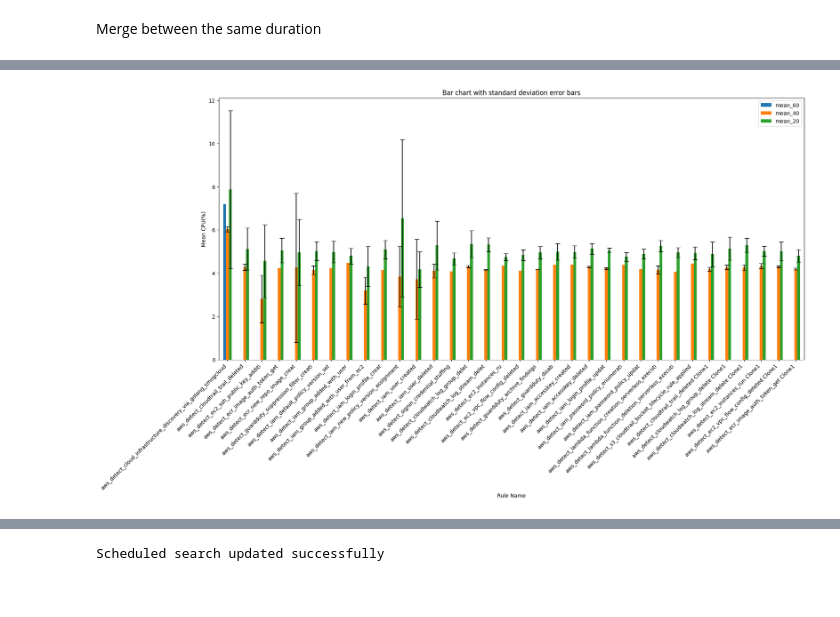
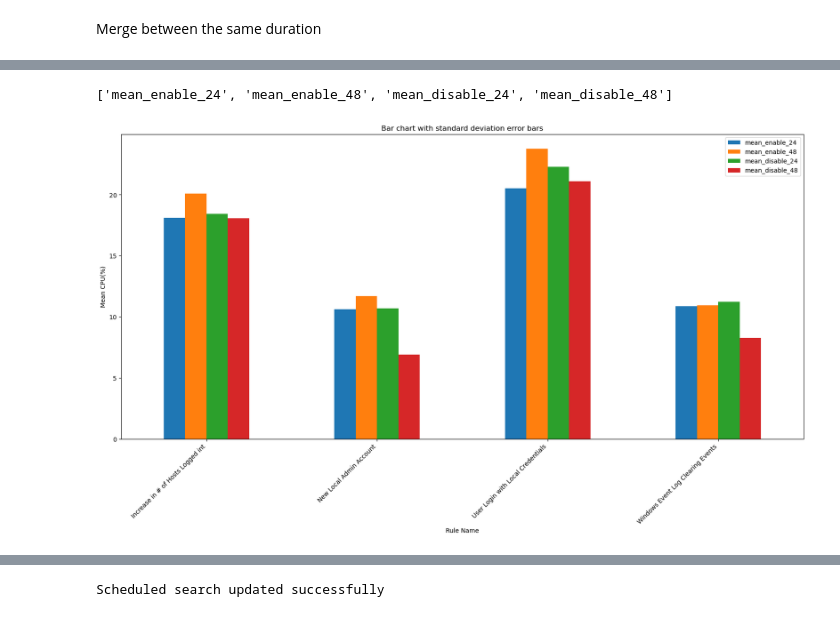
Before and after one commit to sapirani/GreenSecurityMeasurementAndOptimizationFramework, a Jupyter notebook: splunk_analysis.ipynb, the cells around one changed output, grey strips where cells are left out. Saved outputs shown, nothing was run; the diff lists cells and outputs as text; code cells hidden in the pictures.

Commit message:
splunk analysis, splunk tools, bash script

```diff
--- a/splunk_analysis.ipynb
+++ b/splunk_analysis.ipynb
@@ -253,7 +256,7 @@ relevant_processes_pid_names_grouped_dict = {}
 relevant_processes_pid_names_mean_windows_dict = {}
 relevant_names_inegral_dict = {}
 
-path = fr"../../Repositories/GreenSecurity-FirstExperiment/Dell Inc. Linux 5.15.0-70-generic/Splunk Enterprise SIEM/Power Saver Plan/One Scan/"
+# path = fr"../../Repositories/GreenSecurity-FirstExperiment/Dell Inc. Linux 5.15.0-70-generic/Splunk Enterprise SIEM/Power Saver Plan/One Scan/"
 for measurment_name in measurement_dirs:
     pid_1_times = set(exp_dfs[measurment_name].groupby('pid').count().where(lambda x: x==1).dropna().index)
     name_1_times = exp_dfs[measurment_name].where(lambda x: x.pid.isin(pid_1_times))[['name','pid']]
@@ -284,7 +287,7 @@ for measurment_name in measurement_dirs:
             labelFontSize=15
         )
     with alt.data_transformers.enable('default'):
-        chart.save(f"{path}{measurment_name}/graphs/interactive_line.html")
+        chart.save(f"{path}/{measurment_name}/graphs/interactive_line.html")
     ##########################
 
     #####Create a chart########
@@ -308,7 +311,7 @@ for measurment_name in measurement_dirs:
                 labelFontSize=15
             )
     with alt.data_transformers.enable('default'):
-        chart2.save(f"{path}{measurment_name}/graphs/total_cpu.html")
+        chart2.save(f"{path}/{measurment_name}/graphs/total_cpu.html")
     ##########################
 
     relevant_processes_pid_names_grouped = relevant_processes_pid_names.groupby('name').mean()
@@ -356,0 +346,3 @@ durations
+# %%
+durations = ["enable_24","enable_48","disable_24","disable_48"]
+durations
@@ -358,9 +381,10 @@ durations
 dirs = {f'Measurement {i}'for i in rng}
 logs_len_list = []
 for j,i in enumerate(rng):
-    print(j)
+    # print(j)
+    path = fr"./VMware, Inc. Linux 3.10.0-1160.88.1.el7.x86_64/Splunk Enterprise SIEM/Power Saver Plan/One Scan/Measurement {i}"
     curr_duration = durations[j%len(durations)]
-    logs = pd.read_csv(fr"{path}/{f'Measurement {i}'}/logs_output.csv")
+    logs = pd.read_csv(fr"{path}/logs.csv")
     logs._time = pd.to_datetime(logs._time)
     logs = logs.where(lambda x: x._time.dt.hour == logs._time.dt.hour.unique().min())
     logs_len_list.append(len(logs.dropna()))
@@ -549,12 +512,12 @@ relevant_processes_pid_names.apply(lambda g: integrate.trapz(g['CPU(%)'], x=g['d
 # %%
-# concatenate the three data frames along the columns axis
-merged_df_line = pd.concat([x.groupby(['name','time_window'])[['mean_col']].mean() for x in relevant_processes_pid_names_mean_windows_dict.values()], axis=1)
-durations = range(60, 0, -15)
-num_of_different_durations = len([x for x in durations])
-# select even and odd columns from the 'CPU(%)' columns
-mean_std_df_line = pd.concat([merged_df_line.iloc[:, i::num_of_different_durations].agg(['mean', 'std'], axis=1).add_suffix('_'+str(durations[i])) for i in range(num_of_different_durations)], axis=1)
-# mean_std_df.iloc[:, 0:2].columns = mean_std_df.iloc[:, 0:2].add_suffix('_odd').columns
-# mean_std_df.iloc[:, 2:4].columns = mean_std_df.iloc[:, 2:4].add_suffix('_even').columns
-# print the final dataframe
-# mean_std_df_line.fillna(0, inplace=True)
-mean_std_df_line
+# # concatenate the three data frames along the columns axis
+# merged_df_line = pd.concat([x.groupby(['name','time_window'])[['mean_col']].mean() for x in relevant_processes_pid_names_mean_windows_dict.values()], axis=1)
+# durations = [1,2,3,4]
+# num_of_different_durations = len([x for x in durations])
+# # select even and odd columns from the 'CPU(%)' columns
+# mean_std_df_line = pd.concat([merged_df_line.iloc[:, i::num_of_different_durations].agg(['mean', 'std'], axis=1).add_suffix('_'+str(durations[i])) for i in range(num_of_different_durations)], axis=1)
+# # mean_std_df.iloc[:, 0:2].columns = mean_std_df.iloc[:, 0:2].add_suffix('_odd').columns
+# # mean_std_df.iloc[:, 2:4].columns = mean_std_df.iloc[:, 2:4].add_suffix('_even').columns
+# # print the final dataframe
+# # mean_std_df_line.fillna(0, inplace=True)
+# mean_std_df_line
@@ -733,26 +612,31 @@ mean_std_df
+# %%
+mean_cols
+# %% [output]
+['mean_enable_24', 'mean_enable_48', 'mean_disable_24', 'mean_disable_48']
 # %%
 # Set up the figure
 # fig, ax = plt.subplots()
 # df_to_plot = mean_std_df.reset_index().fillna(0)
 # df_to_plot['std_15'] = df_to_plot['std_15'].astype(float)
 # df_to_plot['std_30'] = df_to_plot['std_30'].astype(float)
 # Plot the bars with error bars
 mean_cols = [f"mean_{i}" for i in durations]
 std_cols = [f"std_{i}" for i in durations]
-ax = mean_std_df.reset_index()[["name"]+mean_cols].plot(x="name", yerr=mean_std_df[std_cols].T.values, kind="bar",capsize=4, rot=0, figsize=(20,9))
+ax = mean_std_df.reset_index()[["name"]+mean_cols].plot(x="name", kind="bar",capsize=4, rot=0, figsize=(20,9))
+# ax = mean_std_df.reset_index()[["name"]+mean_cols].plot(x="name", yerr=mean_std_df[std_cols].T.values, kind="bar",capsize=4, rot=0, figsize=(20,9))
 # ax.bar(mean_std_df.reset_index()['name'], mean_std_df.reset_index()[['mean_0','mean_1']], capsize=5)
 # plt.rcParams["figure.figsize"] = (20, 9)
 # Add axis labels and title
 ax.set_xlabel('Rule Name')
 ax.set_ylabel('Mean CPU(%)')
 ax.set_title('Bar chart with standard deviation error bars')
 # Rotate x-axis labels
 plt.xticks(rotation=45, ha='right')
 
 # Show the plot
 plt.show()
 # %% [output]
-[figure, old version]
+[figure, new version]
 # %%
 relevant_processes_pid_names.groupby('name').apply(lambda g: integrate.trapz(g['CPU(%)'], x=g['delta_time']))
 # %% [output]
```
Also changed, not shown: parts of 60 cells of this notebook, 12 other files.
